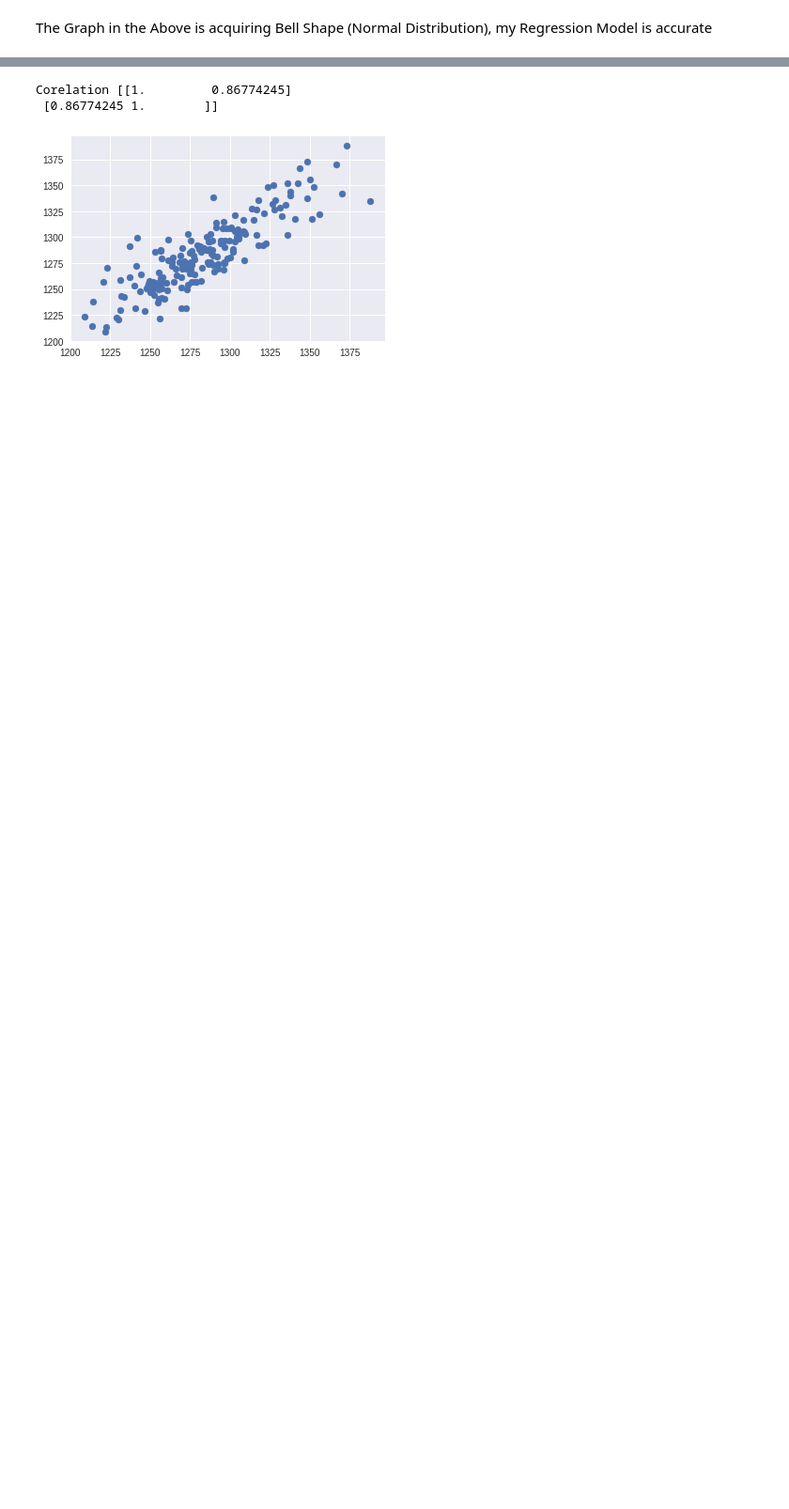
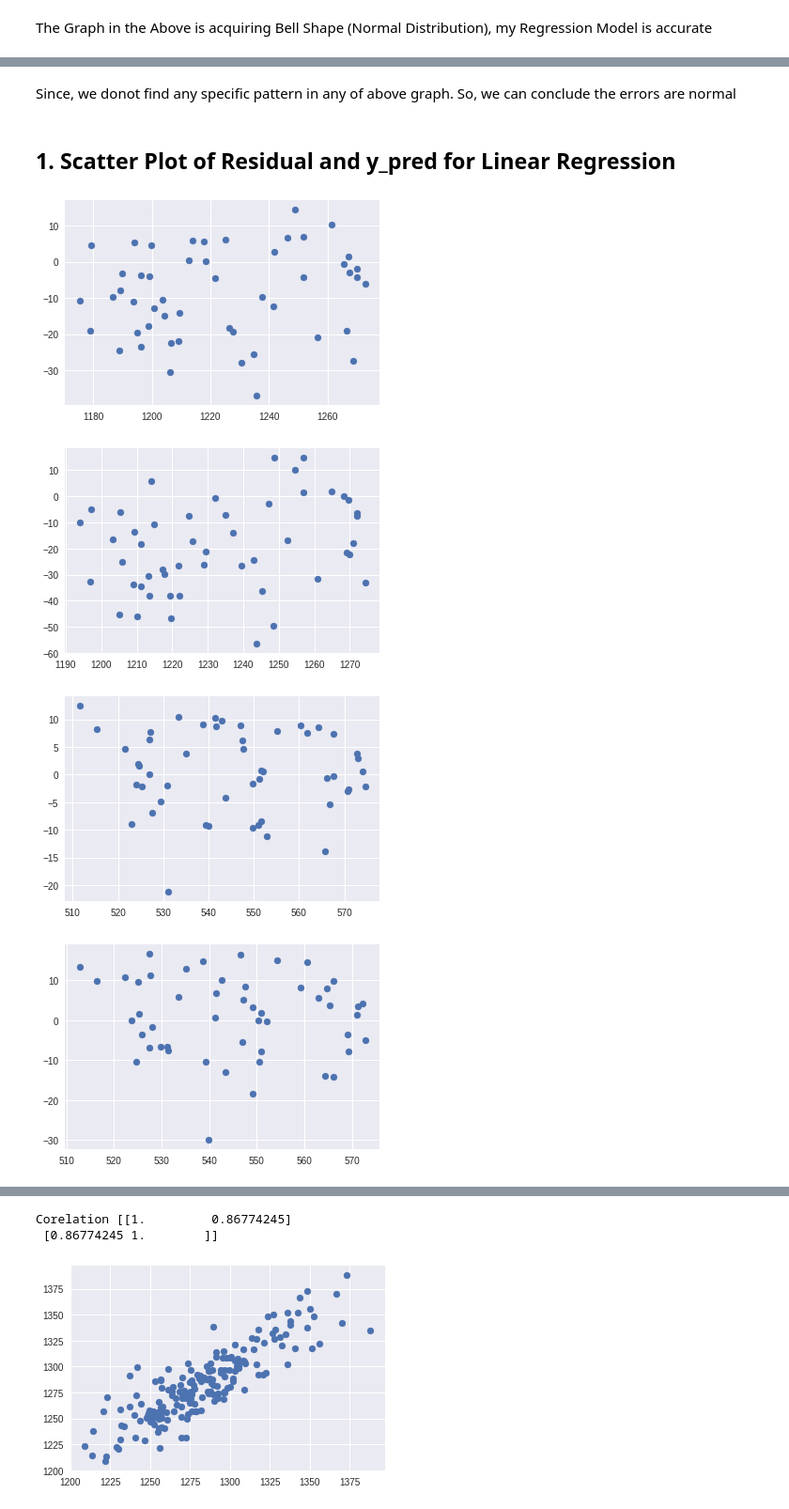
Before and after one commit to amankumar444/python-test, a Jupyter notebook: Redcarpet_up.ipynb, the cells around one changed output, grey strips where cells are left out. Shown at 94% size. Saved outputs shown, nothing was run; the diff lists cells and outputs as text; code cells hidden in the pictures; blank space fills up the shorter version.

```diff
--- a/Redcarpet_up.ipynb
+++ b/Redcarpet_up.ipynb
@@ -473,13 +454,8 @@ def regression_Model_check(data_train_x,data_train_y,data_test_x,data_test_y):
     reg.fit(data_train_x,data_train_y)
     y_pred = reg.predict(data_test_x)
     rms = np.sqrt(mean_squared_error(data_test_y, y_pred))
+    print("RMS error values = ", rms)
 
-    v = np.var(y_pred)
-    x = np.asarray(y_pred)
-    #k = stats.jarque_bera(x)
-    print("RMS error values = ", rms)
-    print("Variance = ", v)
-    print("Normal = ", stats.jarque_bera(x));
 
 regression_Model_check(X_tcs_train1,Y_tcs_train1,X_tcs_test1,Y_tcs_test1)
 regression_Model_check(X_tcs_train2,Y_tcs_train2,X_tcs_test2,Y_tcs_test2)
@@ -568,0 +612,27 @@ The Graph in the Above is acquiring Bell Shape (Normal Distribution), my Regress
+# %% [markdown]
+Since, we donot find any specific pattern in any of above graph. So, we can conclude the errors are normal
+# %% [markdown]
+## 1. Scatter Plot of Residual and y_pred for Linear Regression
+# %%
+def regression_Model_check(data_train_x,data_train_y,data_test_x,data_test_y):
+    reg = linear_model.LinearRegression()
+    reg.fit(data_train_x,data_train_y)
+    y_pred = reg.predict(data_test_x)
+    residual = np.asarray(data_test_y.T)-np.asarray(y_pred.T)
+    residual = residual[0]
+    plt.scatter(y_pred,residual)
+    plt.show()
+
+
+
+regression_Model_check(X_tcs_train1,Y_tcs_train1,X_tcs_test1,Y_tcs_test1)
+regression_Model_check(X_tcs_train2,Y_tcs_train2,X_tcs_test2,Y_tcs_test2)
+regression_Model_check(X_infy_train1,Y_infy_train1,X_infy_test1,Y_infy_test1)
+regression_Model_check(X_infy_train2,Y_infy_train2,X_infy_test2,Y_infy_test2)
+regression_Model_check(X_niftyit_train1,Y_niftyit_train1,X_niftyit_test1,Y_niftyit_test1)
+regression_Model_check(X_niftyit_train2,Y_niftyit_train2,X_niftyit_test2,Y_niftyit_test2)
+# %% [output]
+[figure, added]
+[figure, added]
+[figure, added]
+[figure, added]
```
Also changed, not shown: parts of 28 cells of this notebook.
